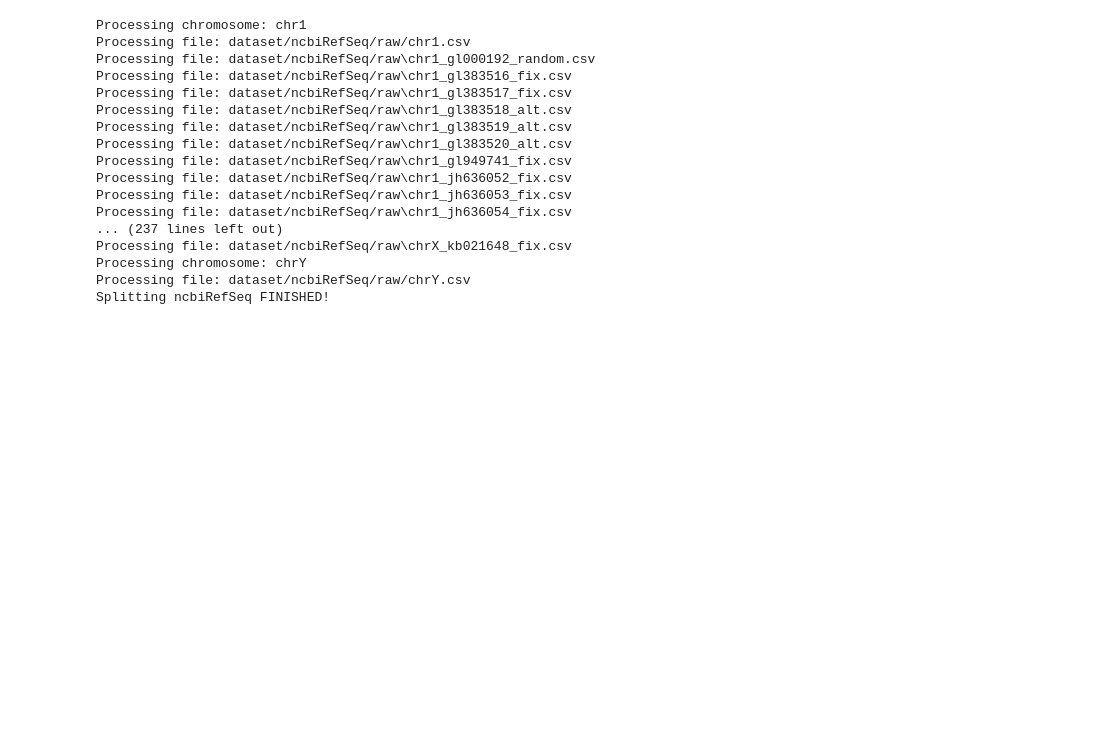
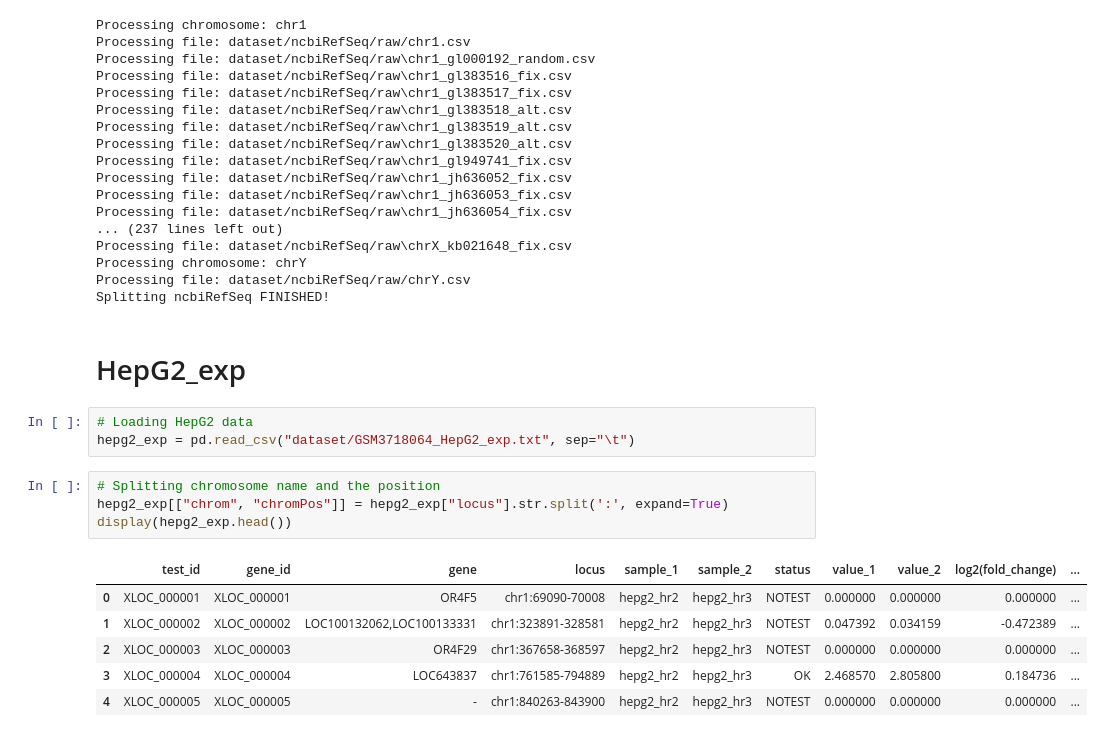
Before and after one commit to munif/epi-thesis, a Jupyter notebook: Data Preparation for bedtools.ipynb, the cells around one changed output. Saved outputs shown, nothing was run; the diff lists cells and outputs as text; blank space fills up the shorter version.

```diff
--- a/Data Preparation for bedtools.ipynb
+++ b/Data Preparation for bedtools.ipynb
@@ -224,3 +236,19 @@ Processing file: dataset/ncbiRefSeq/raw\chrX_kb021648_fix.csv
 Processing chromosome: chrY
 Processing file: dataset/ncbiRefSeq/raw/chrY.csv
 Splitting ncbiRefSeq FINISHED!
+# %% [markdown]
+# HepG2_exp
+# %%
+# Loading HepG2 data
+hepg2_exp = pd.read_csv("dataset/GSM3718064_HepG2_exp.txt", sep="\t")
+# %%
+# Splitting chromosome name and the position
+hepg2_exp[["chrom", "chromPos"]] = hepg2_exp["locus"].str.split(':', expand=True)
+display(hepg2_exp.head())
+# %% [output]
+|  | test_id | gene_id | gene | locus | sample_1 | sample_2 | status | value_1 | value_2 | log2(fold_change) | ... |
+| 0 | XLOC_000001 | XLOC_000001 | OR4F5 | chr1:69090-70008 | hepg2_hr2 | hepg2_hr3 | NOTEST | 0.000000 | 0.000000 | 0.000000 | ... |
+| 1 | XLOC_000002 | XLOC_000002 | LOC100132062,LOC100133331 | chr1:323891-328581 | hepg2_hr2 | hepg2_hr3 | NOTEST | 0.047392 | 0.034159 | -0.472389 | ... |
+| 2 | XLOC_000003 | XLOC_000003 | OR4F29 | chr1:367658-368597 | hepg2_hr2 | hepg2_hr3 | NOTEST | 0.000000 | 0.000000 | 0.000000 | ... |
+| 3 | XLOC_000004 | XLOC_000004 | LOC643837 | chr1:761585-794889 | hepg2_hr2 | hepg2_hr3 | OK | 2.468570 | 2.805800 | 0.184736 | ... |
+| 4 | XLOC_000005 | XLOC_000005 | - | chr1:840263-843900 | hepg2_hr2 | hepg2_hr3 | NOTEST | 0.000000 | 0.000000 | 0.000000 | ... |
```
Also changed, not shown: parts of 11 cells of this notebook, 3 other files.
